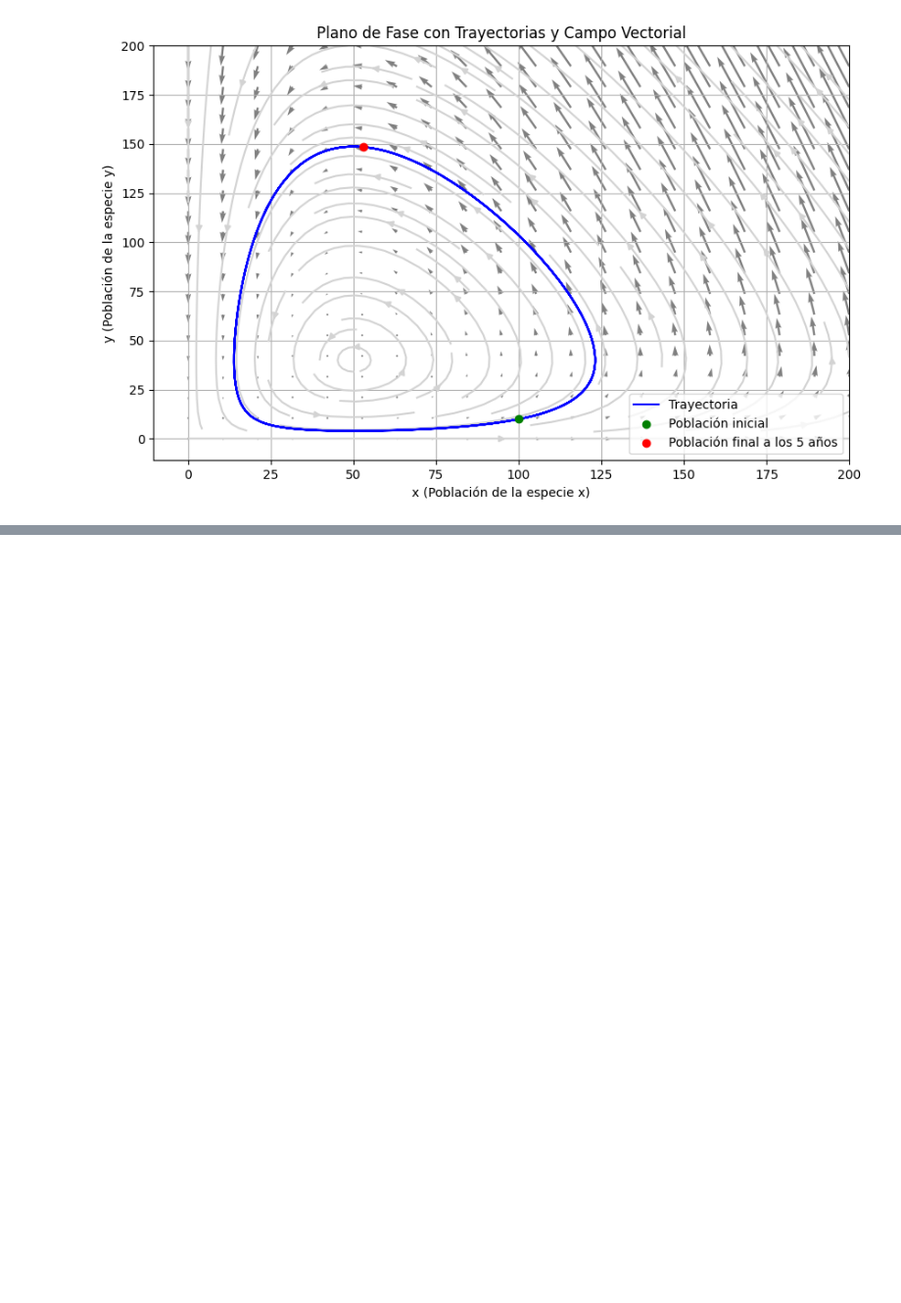
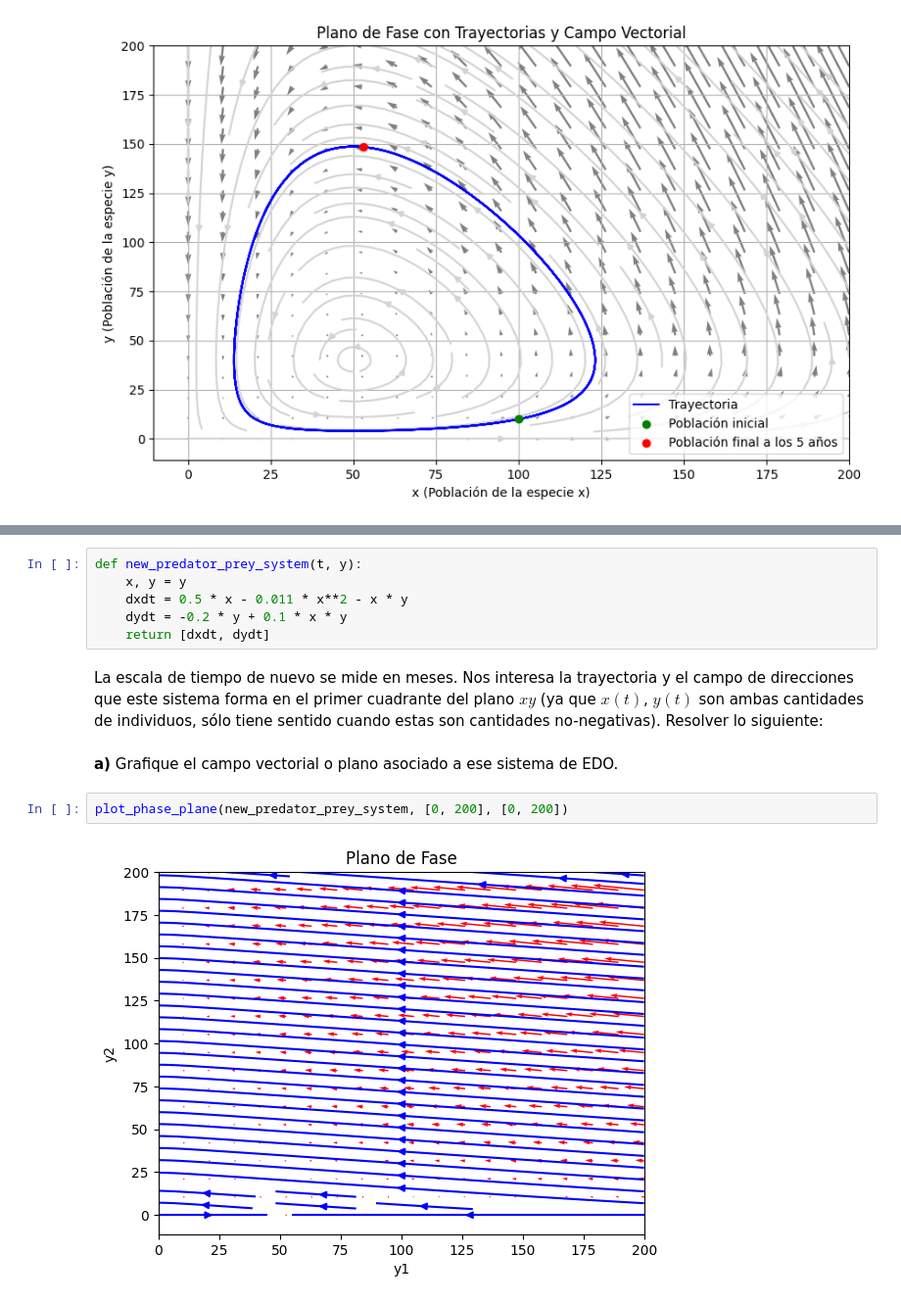
Before and after one commit to hsilv/Lab3-Modsim, a Jupyter notebook: lab3.ipynb, the cells around one changed output, grey strips where cells are left out. Shown at 98% size. Drawn from its saved outputs; the diff is of its cells as text; blank space fills up the shorter version.

```diff
--- a/lab3.ipynb
+++ b/lab3.ipynb
@@ -383,0 +451,15 @@ En resumen, el sistema de ecuaciones diferenciales describe un modelo clásico d
+# %%
+def new_predator_prey_system(t, y):
+    x, y = y
+    dxdt = 0.5 * x - 0.011 * x**2 - x * y
+    dydt = -0.2 * y + 0.1 * x * y
+    return [dxdt, dydt]
+# %% [markdown]
+La escala de tiempo de nuevo se mide en meses.
+Nos interesa la trayectoria y el campo de direcciones que este sistema forma en el primer cuadrante del plano $xy$ (ya que $x(t)$, $y(t)$ son ambas cantidades de individuos, sólo tiene sentido cuando estas son cantidades no-negativas). Resolver lo siguiente:
+# %% [markdown]
+**a)** Grafique el campo vectorial o plano asociado a ese sistema de EDO.
+# %%
+plot_phase_plane(new_predator_prey_system, [0, 200], [0, 200])
+# %% [output]
+[figure, added]
```
Also changed, not shown: parts of 61 cells of this notebook.
